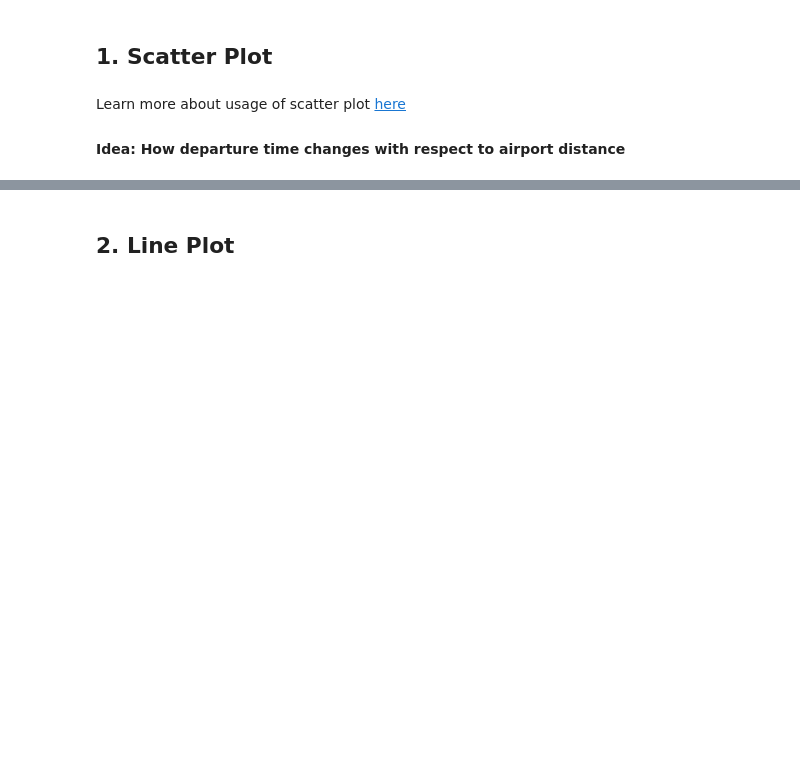
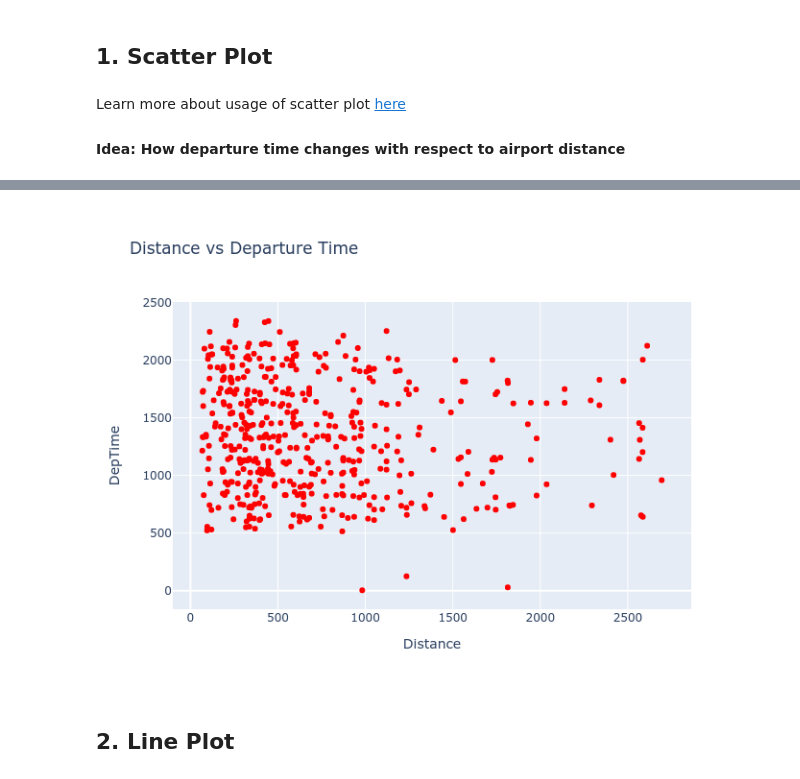
Before and after one commit to hsotoparada/Data-Science-Professional-Certificate, a Jupyter notebook: 08_Data_Visualization_Python/notebooks/week_4_1_Plotly_Basics.ipynb, the cells around one changed output, grey strips where cells are left out. Saved outputs shown, nothing was run; the diff lists cells and outputs as text; code cells hidden in the pictures; blank space fills up the shorter version.

```diff
--- a/08_Data_Visualization_Python/notebooks/week_4_1_Plotly_Basics.ipynb
+++ b/08_Data_Visualization_Python/notebooks/week_4_1_Plotly_Basics.ipynb
@@ -108,6 +108,5 @@ fig = go.Figure(data=go.Scatter(x=data['Distance'], y=data['DepTime'], mode='mar
 # Updating layout through `update_layout`. Here we are adding title to the plot and providing title to x and y axis.
 fig.update_layout(title='Distance vs Departure Time', xaxis_title='Distance', yaxis_title='DepTime')
 # Display the figure
-# fig.show()
-iplot(fig)
+fig.show("png")
 # %% [output]
@@ -115,3 +113,4 @@ iplot(fig)
+[figure, added]
 # %% [markdown]
 ## 2. Line Plot
 # %% [markdown]
```
Also changed, not shown: parts of 7 cells of this notebook, 1 other file.
